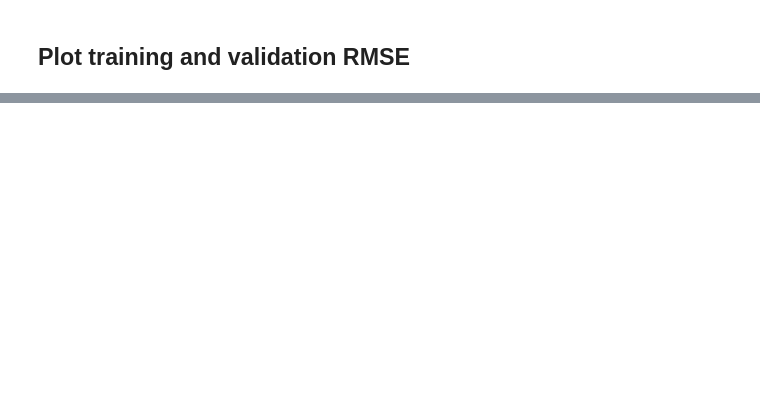
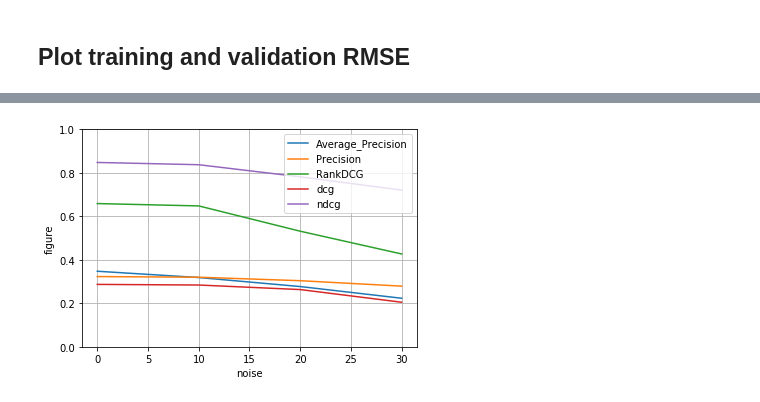
Before and after one commit to jowoojun/collaborative_filtering_keras, a Jupyter notebook: Recipe_Training.ipynb, the cells around one changed output, grey strips where cells are left out. Saved outputs shown, nothing was run; the diff lists cells and outputs as text; code cells hidden in the pictures; blank space fills up the shorter version.

```diff
--- a/Recipe_Training.ipynb
+++ b/Recipe_Training.ipynb
@@ -135,0 +133,19 @@ http://pandas.pydata.org/pandas-docs/stable/indexing.html#ix-indexer-is-deprecat
+# %%
+crawling = {
+    "noise":[0, 10, 20, 30],
+    "DCG": [0.3296,0.3232,0.2980,0.2576],
+    "NDCG": [0.7374,0.6949,0.5912,0.5878],
+    "Precision": [0.5680,0.4270,0.3250,0.3010],
+    "Average_Precision": [0.6602,0.5402,0.4211,0.4047],
+    "RankDCG": [0.8322,0.5597,0.5677,0.3183]
+}
+
+
+movie = {
+    "noise":[0, 10, 20, 30],
+    "DCG": [0.2870,0.2841,0.2632,0.2049],
+    "NDCG": [0.8478,0.8374,0.7817,0.7206],
+    "Precision": [0.3230,0.3200,0.3040,0.2790],
+    "Average_Precision": [0.3475,0.3186,0.2771,0.2233],
+    "RankDCG": [0.6587,0.6479,0.5316,0.4269]
+}
@@ -135,0 +167,15 @@ http://pandas.pydata.org/pandas-docs/stable/indexing.html#ix-indexer-is-deprecat
+# %%
+dcg = pd.DataFrame({'noise': [ i for i in movie["noise"] ],
+                     'dcg': [ dcg for dcg in movie["DCG"] ],
+                     'ndcg': [ dcg for dcg in movie["NDCG"] ],
+                    'Precision': [ dcg for dcg in movie["Precision"] ],
+                    'Average_Precision': [ dcg for dcg in movie["Average_Precision"] ],
+                    'RankDCG': [ dcg for dcg in movie["RankDCG"] ],
+
+                    })
+#ax = loss.ix[:,:].plot(x='epoch', figsize={1,30}, grid=True)
+ax = dcg.loc[:,:].plot(x='noise', grid=True)
+ax.set_ylabel("figure")
+ax.set_ylim([0.0,1.0]);
+# %% [output]
+[figure, added]
```
Also changed, not shown: parts of 12 cells of this notebook, 4 other files.
